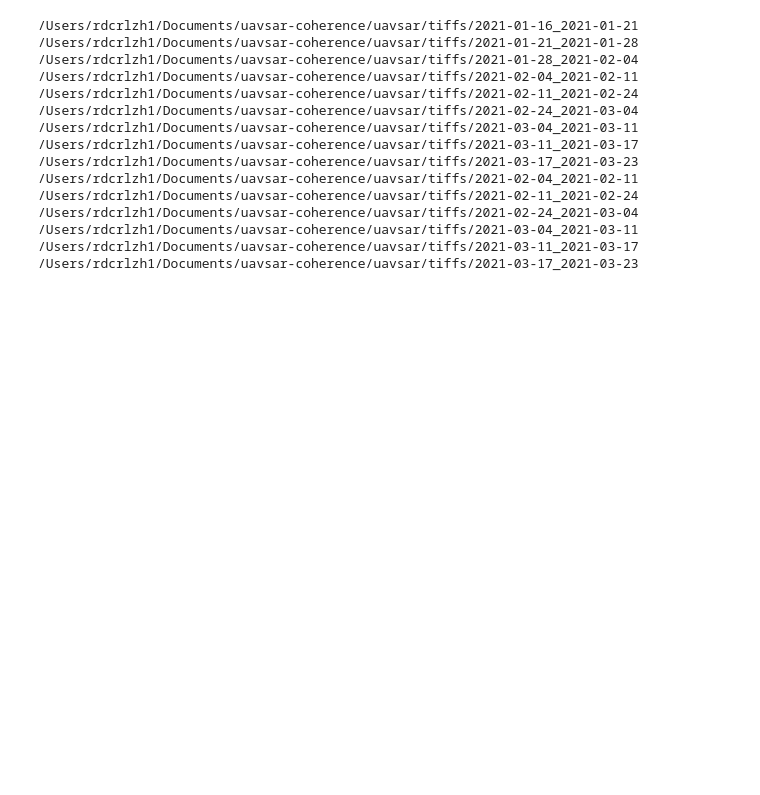
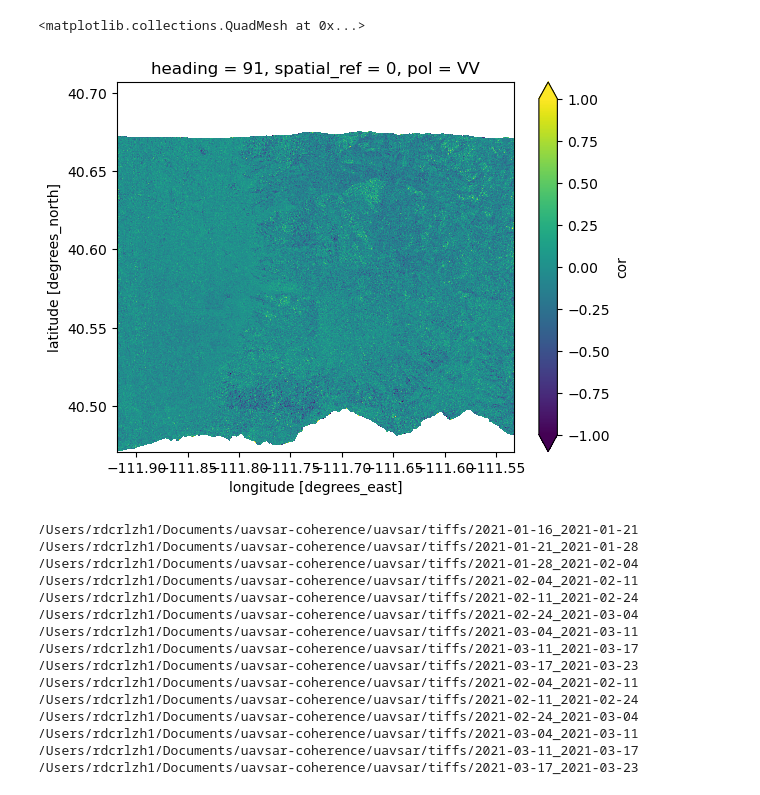
Before and after one commit to ZachHoppinen/uavsar-coherence, a Jupyter notebook: src/data_acquisition/gis/extract.ipynb, the cells around one changed output. Saved outputs shown, nothing was run; the diff lists cells and outputs as text; code cells hidden in the pictures; blank space fills up the shorter version.

Commit message:
making salt lake coherence example

```diff
--- a/src/data_acquisition/gis/extract.ipynb
+++ b/src/data_acquisition/gis/extract.ipynb
@@ -13,3 +11,14 @@ ds = xr.open_dataset('/Users/rdcrlzh1/Documents/uavsar-coherence/uavsar/stlake_v
+# %%
+early = xr.open_dataset('/Users/rdcrlzh1/Documents/uavsar-coherence/uavsar/stlake_v2.nc')['cor'].sel(time1 = slice('2021-01-01', '2021-02-01'))
+late = xr.open_dataset('/Users/rdcrlzh1/Documents/uavsar-coherence/uavsar/stlake_v2.nc')['cor'].sel(time1 = slice('2021-03-01', '2021-04-01'))
+# %%
+early_pol = ((early.sel(pol = 'VV') - early.sel(pol = 'VH')) / early.sel(pol = 'VV')).mean('time1').mean('time2').isel(heading = 0)
+late_pol = ((late.sel(pol = 'VV') - late.sel(pol = 'VH')) / late.sel(pol = 'VV')).mean('time1').mean('time2').isel(heading = 0)
+# %%
+(late_pol - early_pol).plot(vmax = 1, vmin = -1)
+# %% [output]
+<matplotlib.collections.QuadMesh at 0x...>
+[figure, added]
 # %%
 ts = find_cor_ts(ds)
 # %%
```
Also changed, not shown: parts of 1 cell of this notebook, 1 other file.
